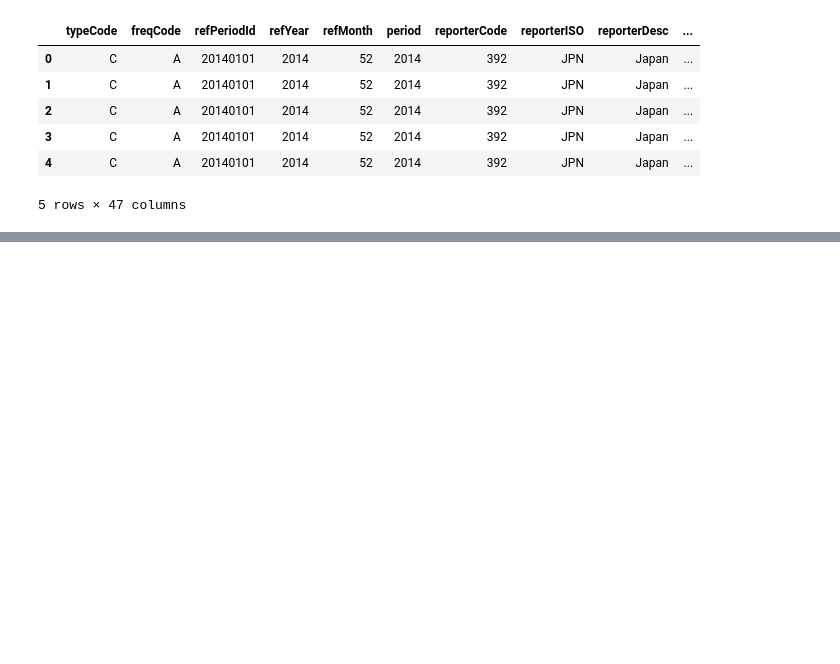
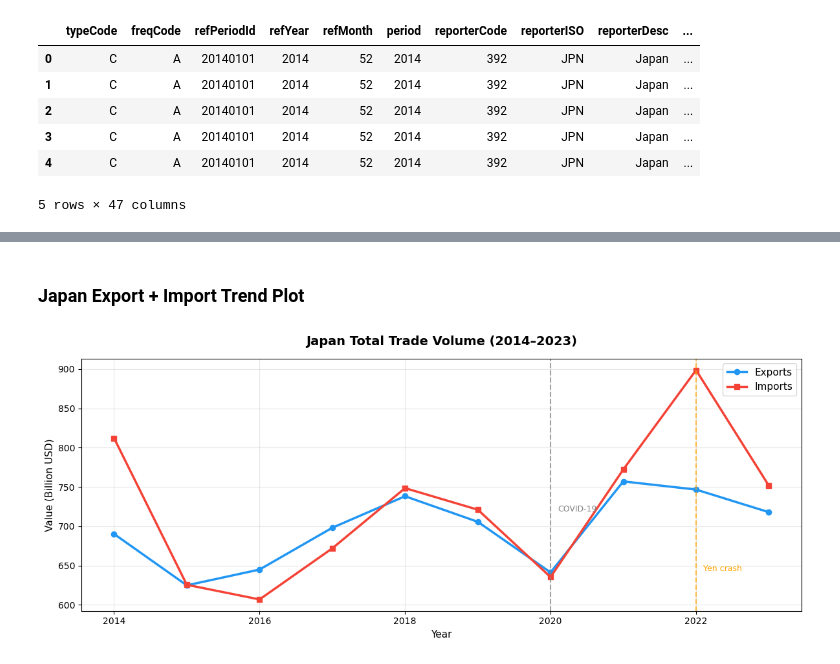
Before and after one commit to Prashant-4527/japan-trade-intelligence, a Jupyter notebook: notebooks/01_eda.ipynb, the cells around one changed output, grey strips where cells are left out. Drawn from its saved outputs; the diff is of its cells as text; code cells hidden in the pictures; blank space fills up the shorter version.

Commit message:
Day 2-3: data cleaning complete, Japan trade balance EDA, charts saved

```diff
--- a/notebooks/01_eda.ipynb
+++ b/notebooks/01_eda.ipynb
@@ -74,0 +197,5 @@ japan.head()
+# %%
+# Duplicate rows would double-count trade values and corrupt every aggregation we do
+before = len(japan_clean)
+japan_clean = japan_clean.drop_duplicates()
+print(f"Duplicates removed: {before - len(japan_clean)}")
@@ -74,0 +280,8 @@ japan.head()
+# %%
+# Raw values are in USD. Japan Exports ~$700 billion/year
+
+japan_exports['value_bn'] = japan_exports['value_usd']/1e9
+japan_imports['value_bn'] = japan_imports['value_usd']/1e9
+
+print("Export values (billion USD):")
+print(japan_exports[['year', 'value_bn']].to_string(index=False))
@@ -74,0 +301,34 @@ japan.head()
+# %% [markdown]
+### Japan Export + Import Trend Plot
+# %%
+# Trend over time - how values change year by year
+
+fig, ax = plt.subplots(figsize=(12, 5))
+
+ax.plot(japan_exports['year'], japan_exports['value_bn'],
+        marker='o', linewidth=2.5, color='#2196F3',
+        label='Exports', markersize=6)
+
+ax.plot(japan_imports['year'], japan_imports['value_bn'],
+        marker='s', linewidth=2.5, color='#F44336',
+        label='Imports', markersize=6)
+
+ax.axvline(x=2020, color='gray', linestyle='--', alpha=0.7)
+ax.text(2020.1, japan_exports['value_bn'].max()*0.95,
+        'COVID-19', fontsize=9, color='gray')
+
+ax.axvline(x=2022, color='orange', linestyle='--', alpha=0.7)
+ax.text(2022.1, japan_exports['value_bn'].max()*0.85,
+        'Yen crash', fontsize=9, color='orange')
+
+ax.set_title("Japan Total Trade Volume (2014–2023)",
+             fontsize=14, fontweight='bold', pad=15)
+ax.set_xlabel("Year", fontsize=11)
+ax.set_ylabel("Value (Billion USD)", fontsize=11)
+ax.legend(fontsize=11)
+ax.grid(True, alpha=0.3)
+plt.tight_layout()
+plt.savefig("../reports/japan_trade_trend.png", dpi=150, bbox_inches='tight')
+plt.show()
+# %% [output]
+[figure, added]
```
Also changed, not shown: parts of 28 cells of this notebook, 1 other file.
